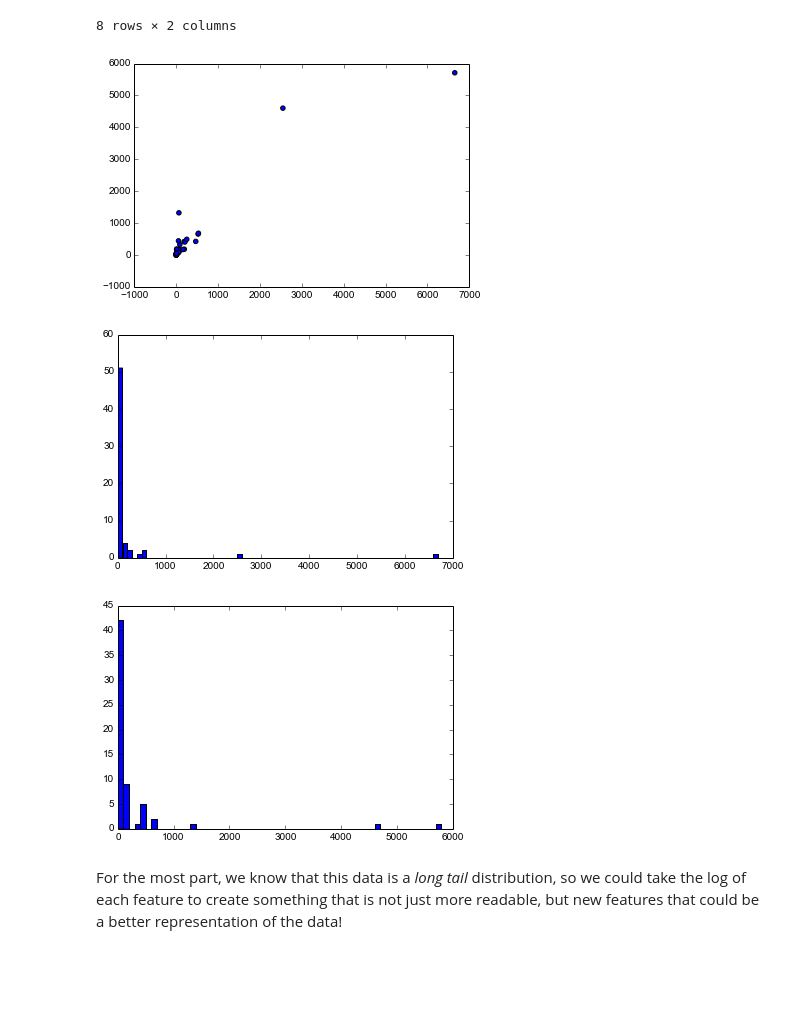
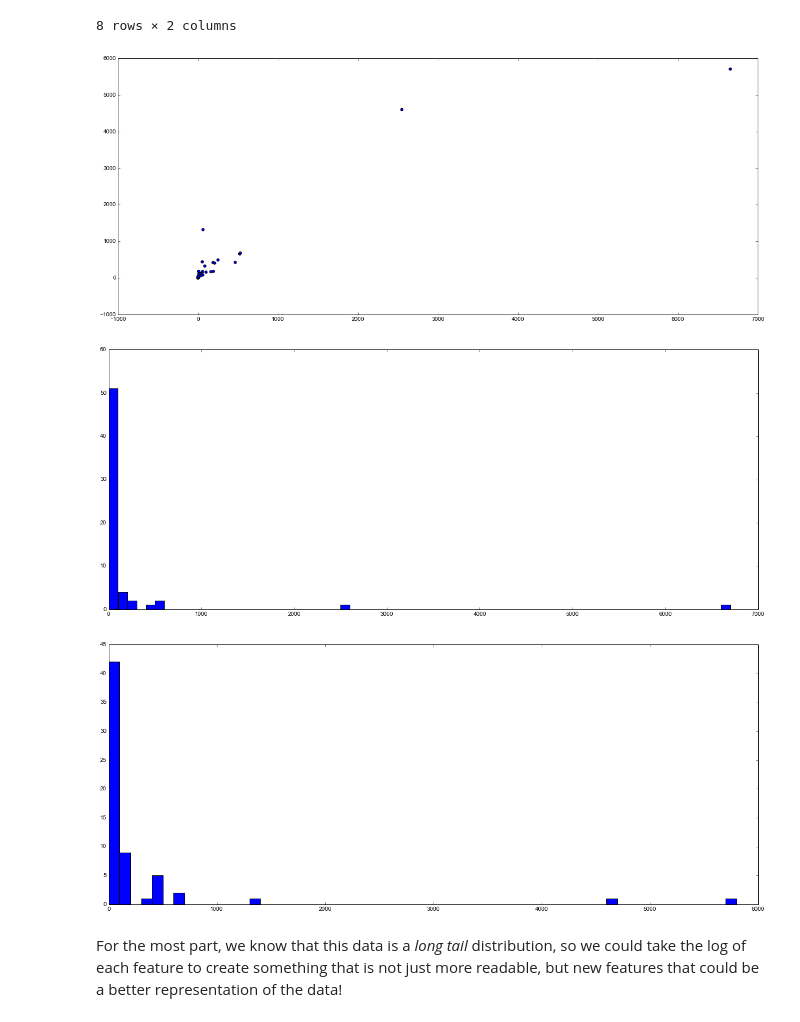
Before and after one commit to khnlimit/DS_HK_2, a Jupyter notebook: notebooks/05 - Linear Regression.ipynb, the cells around one changed output. Drawn from its saved outputs; the diff is of its cells as text; code cells hidden in the pictures; blank space fills up the shorter version.

Commit message:
Full width plots

```diff
--- a/notebooks/05 - Linear Regression.ipynb
+++ b/notebooks/05 - Linear Regression.ipynb
@@ -354,23 +354,23 @@ mammals.describe()
 | max | 6654.000000 | 5712.000000 |
 8 rows × 2 columns
 # %%
-# figure(figsize=(20,8))
+plt.figure(figsize=(20,8))
 plt.scatter(mammals['body'], mammals['brain'])
 plt.show()
 # %% [output]
-[figure, old version]
+[figure, new version]
 # %%
-# figure(figsize=(20,8))
+plt.figure(figsize=(20,8))
 plt.hist(mammals['body'], bins=range(0, 10000, 100))
 plt.show()
 # %% [output]
-[figure, old version]
+[figure, new version]
 # %%
-# figure(figsize=(20,8))
+plt.figure(figsize=(20,8))
 plt.hist(mammals['brain'], bins=range(0, 10000, 100))
 plt.show()
 # %% [output]
-[figure, old version]
+[figure, new version]
 # %% [markdown]
 For the most part, we know that this data is a _long tail_ distribution, so we could take the log of each feature to create something that is not just more readable, but new features that could be a better representation of the data!
 # %%
```
Also changed, not shown: parts of 2 cells of this notebook.
